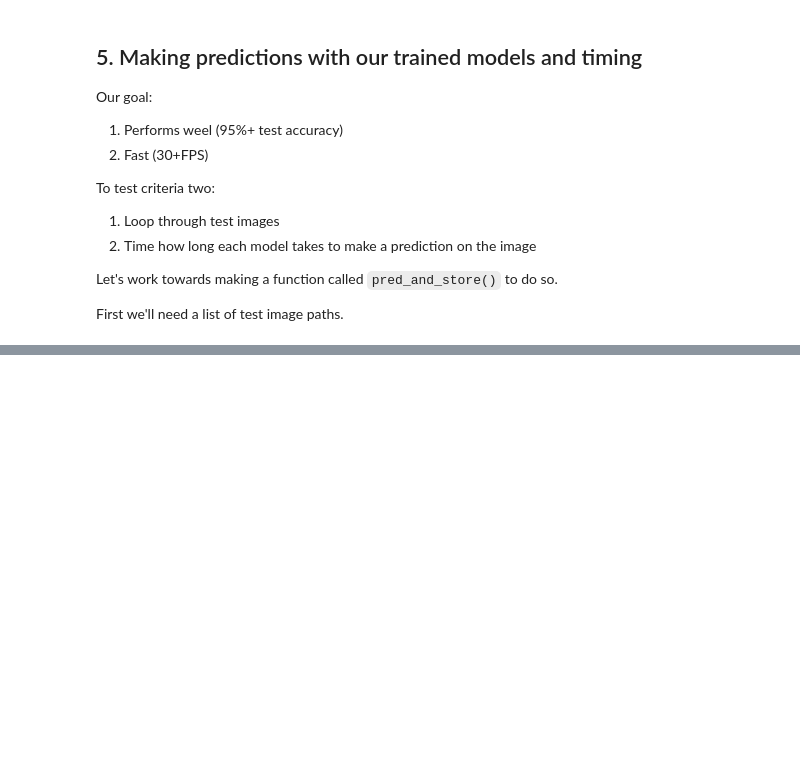
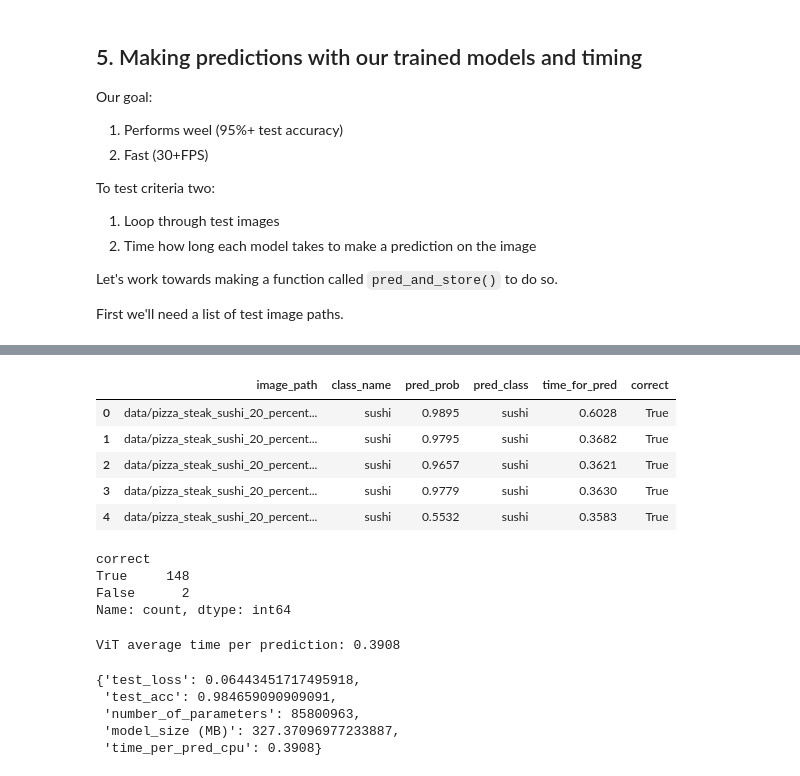
Before and after one commit to Rayden98/pytorch_model_deployment, a Jupyter notebook: 09_pytorch_model_deployment.ipynb, the cells around one changed output, grey strips where cells are left out. Cells and saved outputs as stored; diff of their text form; code cells hidden in the pictures; blank space fills up the shorter version.

```diff
--- a/09_pytorch_model_deployment.ipynb
+++ b/09_pytorch_model_deployment.ipynb
@@ -566,0 +728,7 @@ PosixPath('data/pizza_steak_sushi_20_percent/test')
+# %%
+# Make list of prediction dictionaries with ViT feature extrator model on test images
+vit_test_pred_dicts = pred_and_store(paths=test_data_paths,
+                                      model=vit,
+                                      transform=vit_transforms,
+                                      class_names=class_names,
+                                      device="cpu") # hard device to CPU because not sure if GPU available when we deploy
@@ -566,0 +751,36 @@ PosixPath('data/pizza_steak_sushi_20_percent/test')
+# %%
+# Turn vit_test_pred_dicts
+import pandas as pd
+vit_test_pred_df = pd.DataFrame(vit_test_pred_dicts)
+vit_test_pred_df.head()
+# %% [output]
+|  | image_path | class_name | pred_prob | pred_class | time_for_pred | correct |
+| 0 | data/pizza_steak_sushi_20_percent... | sushi | 0.9895 | sushi | 0.6028 | True |
+| 1 | data/pizza_steak_sushi_20_percent... | sushi | 0.9795 | sushi | 0.3682 | True |
+| 2 | data/pizza_steak_sushi_20_percent... | sushi | 0.9657 | sushi | 0.3621 | True |
+| 3 | data/pizza_steak_sushi_20_percent... | sushi | 0.9779 | sushi | 0.3630 | True |
+| 4 | data/pizza_steak_sushi_20_percent... | sushi | 0.5532 | sushi | 0.3583 | True |
+# %%
+# See how many correct
+vit_test_pred_df.correct.value_counts()
+# %% [output]
+correct
+True     148
+False      2
+Name: count, dtype: int64
+# %%
+# Calculate average time per prediction for ViT model
+vit_average_time_per_pred = round(vit_test_pred_df.time_for_pred.mean(), 4)
+print(f"ViT average time per prediction: {vit_average_time_per_pred}")
+# %% [output]
+ViT average time per prediction: 0.3908
+# %%
+# Add average time per prediction to ViT stats
+vit_stats["time_per_pred_cpu"] = vit_average_time_per_pred
+vit_stats
+# %% [output]
+{'test_loss': 0.06443451717495918,
+ 'test_acc': 0.984659090909091,
+ 'number_of_parameters': 85800963,
+ 'model_size (MB)': 327.37096977233887,
+ 'time_per_pred_cpu': 0.3908}
```
Also changed, not shown: parts of 35 cells of this notebook.
